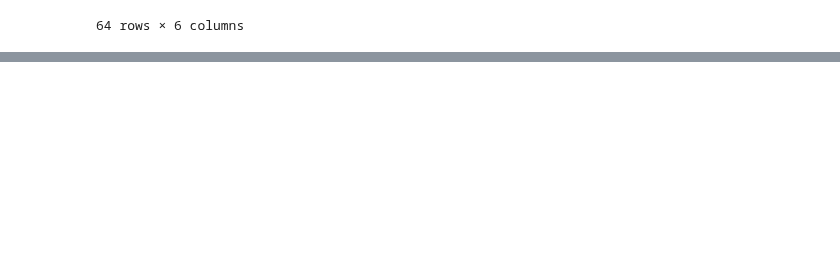
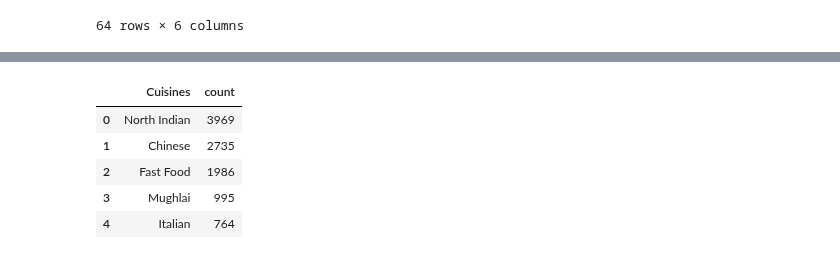
Before and after one commit to Himmu5/data-analysis, a Jupyter notebook: notebooks/zomato_analysis.ipynb, the cells around one changed output, grey strips where cells are left out. Drawn from its saved outputs; the diff is of its cells as text; code cells hidden in the pictures; blank space fills up the shorter version.

```diff
--- a/notebooks/zomato_analysis.ipynb
+++ b/notebooks/zomato_analysis.ipynb
@@ -362,0 +387,9 @@ top_restaurants
+# %%
+zomato_data['Cuisines'].str.split(",").explode().str.strip().value_counts().reset_index().head()
+# %% [output]
+|  | Cuisines | count |
+| 0 | North Indian | 3969 |
+| 1 | Chinese | 2735 |
+| 2 | Fast Food | 1986 |
+| 3 | Mughlai | 995 |
+| 4 | Italian | 764 |
```
Also changed, not shown: parts of 3 cells of this notebook, 1 other file.
